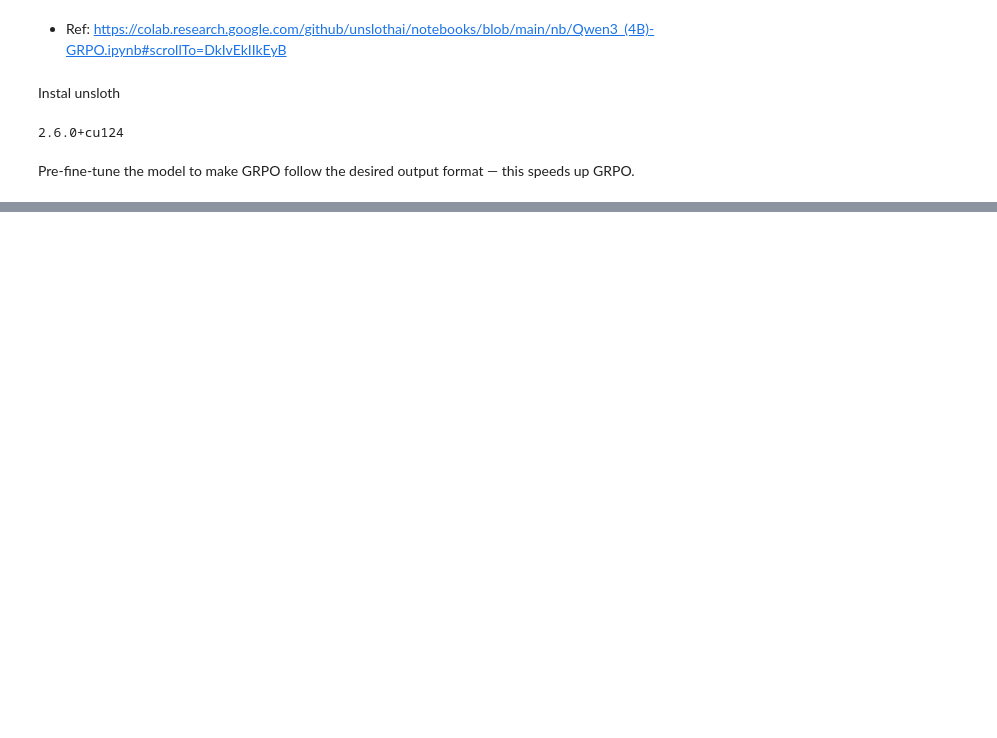
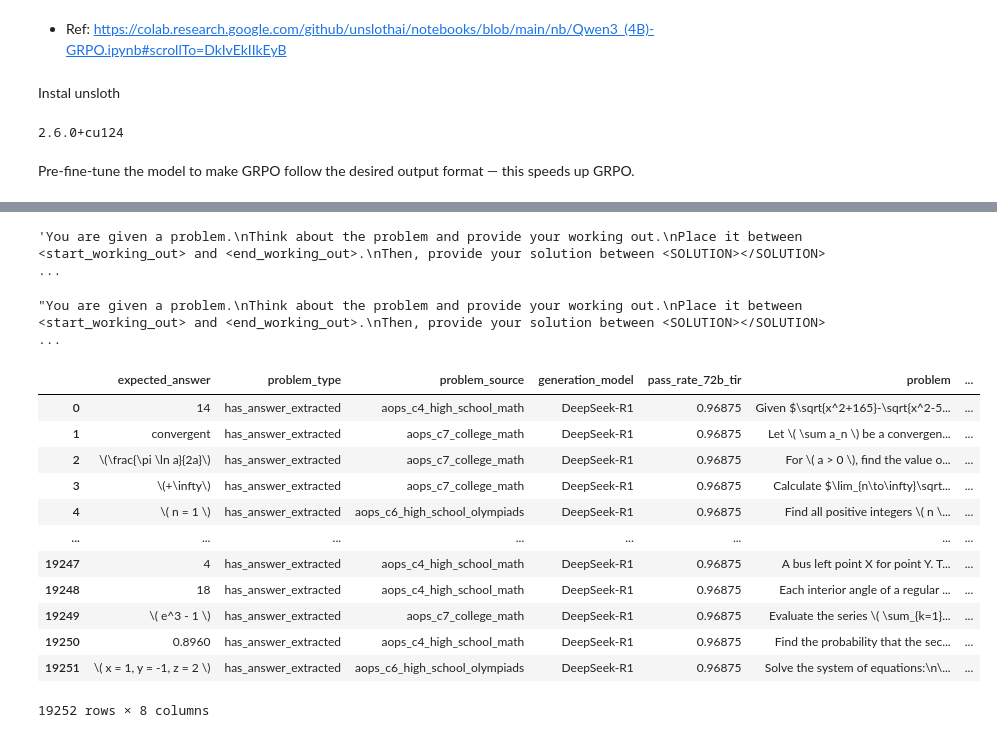
Before and after one commit to chiseanchang0727/MLAlgoFromScratch, a Jupyter notebook: GRPO/unsloth/unsloth_grpo.ipynb, the cells around one changed output, grey strips where cells are left out. Cells and saved outputs as stored; diff of their text form; code cells hidden in the pictures; blank space fills up the shorter version.

```diff
--- a/GRPO/unsloth/unsloth_grpo.ipynb
+++ b/GRPO/unsloth/unsloth_grpo.ipynb
@@ -64,0 +138,14 @@ Unsloth: Just some info: will skip parsing ['pre_feedforward_layernorm', 'post_f
+# %%
+reasoning_start = "<start_working_out>" # Acts as <think>
+reasoning_end   = "<end_working_out>"   # Acts as </think>
+solution_start  = "<SOLUTION>"
+solution_end    = "</SOLUTION>"
+
+system_prompt = \
+f"""You are given a problem.
+Think about the problem and provide your working out.
+Place it between {reasoning_start} and {reasoning_end}.
+Then, provide your solution between {solution_start}{solution_end}"""
+system_prompt
+# %% [output]
+'You are given a problem.\nThink about the problem and provide your working out.\nPlace it between <start_working_out> and <end_working_out>.\nThen, provide your solution between <SOLUTION></SOLUTION> ...
@@ -64,0 +183,27 @@ Unsloth: Just some info: will skip parsing ['pre_feedforward_layernorm', 'post_f
+# %%
+# Turn a structured list of messages into the exact string prompt the model will see.
+tokenizer.apply_chat_template([
+    {"role" : "user", "content" : "What is 1+1?"},
+    {"role" : "assistant", "content" : f"{reasoning_start}I think it's 2.{reasoning_end}{solution_start}2{solution_end}"},
+    {"role" : "user", "content" : "What is 2+2?"},
+], tokenize = False, add_generation_prompt = True)
+# %% [output]
+"You are given a problem.\nThink about the problem and provide your working out.\nPlace it between <start_working_out> and <end_working_out>.\nThen, provide your solution between <SOLUTION></SOLUTION> ...
+# %%
+# load dataset
+dataset = load_dataset("unsloth/OpenMathReasoning-mini", split = "cot")
+dataset.to_pandas()
+# %% [output]
+|  | expected_answer | problem_type | problem_source | generation_model | pass_rate_72b_tir | problem | ... |
+| 0 | 14 | has_answer_extracted | aops_c4_high_school_math | DeepSeek-R1 | 0.96875 | Given $\sqrt{x^2+165}-\sqrt{x^2-5... | ... |
+| 1 | convergent | has_answer_extracted | aops_c7_college_math | DeepSeek-R1 | 0.96875 | Let \( \sum a_n \) be a convergen... | ... |
+| 2 | \(\frac{\pi \ln a}{2a}\) | has_answer_extracted | aops_c7_college_math | DeepSeek-R1 | 0.96875 | For \( a > 0 \), find the value o... | ... |
+| 3 | \(+\infty\) | has_answer_extracted | aops_c7_college_math | DeepSeek-R1 | 0.96875 | Calculate $\lim_{n\to\infty}\sqrt... | ... |
+| 4 | \( n = 1 \) | has_answer_extracted | aops_c6_high_school_olympiads | DeepSeek-R1 | 0.96875 | Find all positive integers \( n \... | ... |
+| ... | ... | ... | ... | ... | ... | ... | ... |
+| 19247 | 4 | has_answer_extracted | aops_c4_high_school_math | DeepSeek-R1 | 0.96875 | A bus left point X for point Y. T... | ... |
+| 19248 | 18 | has_answer_extracted | aops_c4_high_school_math | DeepSeek-R1 | 0.96875 | Each interior angle of a regular ... | ... |
+| 19249 | \( e^3 - 1 \) | has_answer_extracted | aops_c7_college_math | DeepSeek-R1 | 0.96875 | Evaluate the series \( \sum_{k=1}... | ... |
+| 19250 | 0.8960 | has_answer_extracted | aops_c4_high_school_math | DeepSeek-R1 | 0.96875 | Find the probability that the sec... | ... |
+| 19251 | \( x = 1, y = -1, z = 2 \) | has_answer_extracted | aops_c6_high_school_olympiads | DeepSeek-R1 | 0.96875 | Solve the system of equations:\n\... | ... |
+19252 rows × 8 columns
```
Also changed, not shown: parts of 49 cells of this notebook.
